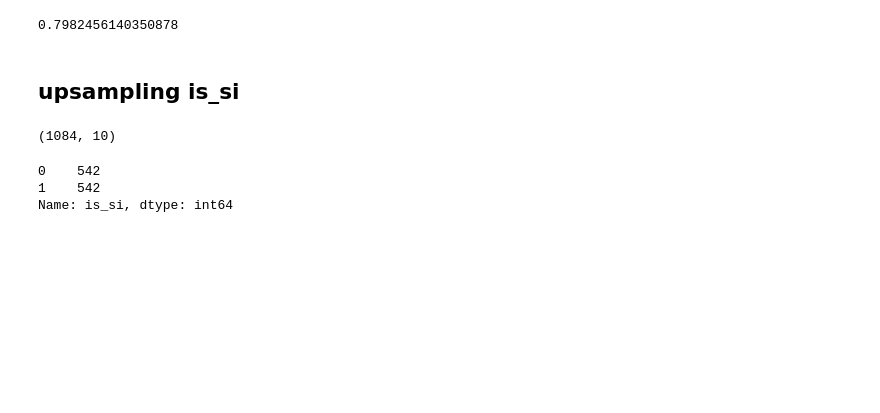
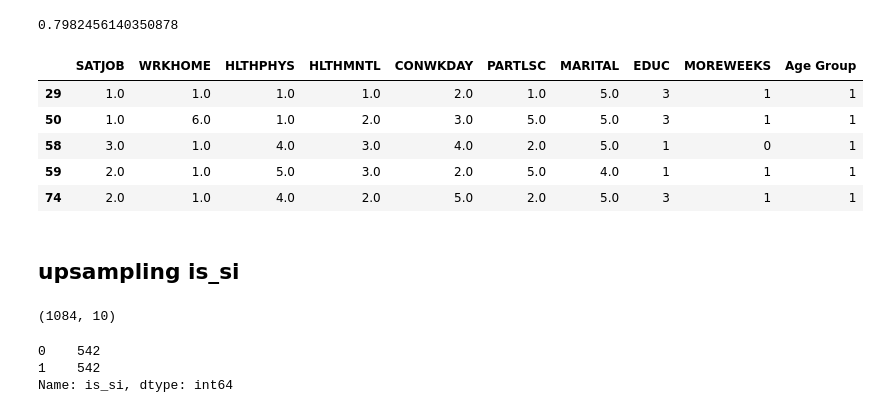
Before and after one commit to matthewasloan95/social-isolation-transportation, a Jupyter notebook: Feature Modeling.ipynb, the cells around one changed output. Cells and saved outputs as stored; diff of their text form; code cells hidden in the pictures; blank space fills up the shorter version.

```diff
--- a/Feature Modeling.ipynb
+++ b/Feature Modeling.ipynb
@@ -149,6 +132,15 @@ GridSearchCV(cv=5, estimator=DecisionTreeClassifier(random_state=0), n_jobs=-1,
 CV_DT.score(x_test, y_test)
 # %% [output]
 0.7982456140350878
+# %%
+x.head()
+# %% [output]
+|  | SATJOB | WRKHOME | HLTHPHYS | HLTHMNTL | CONWKDAY | PARTLSC | MARITAL | EDUC | MOREWEEKS | Age Group |
+| 29 | 1.0 | 1.0 | 1.0 | 1.0 | 2.0 | 1.0 | 5.0 | 3 | 1 | 1 |
+| 50 | 1.0 | 6.0 | 1.0 | 2.0 | 3.0 | 5.0 | 5.0 | 3 | 1 | 1 |
+| 58 | 3.0 | 1.0 | 4.0 | 3.0 | 4.0 | 2.0 | 5.0 | 1 | 0 | 1 |
+| 59 | 2.0 | 1.0 | 5.0 | 3.0 | 2.0 | 5.0 | 4.0 | 1 | 1 | 1 |
+| 74 | 2.0 | 1.0 | 4.0 | 2.0 | 5.0 | 2.0 | 5.0 | 3 | 1 | 1 |
 # %% [markdown]
 ## upsampling is_si
 # %%
```
Also changed, not shown: parts of 9 cells of this notebook.
